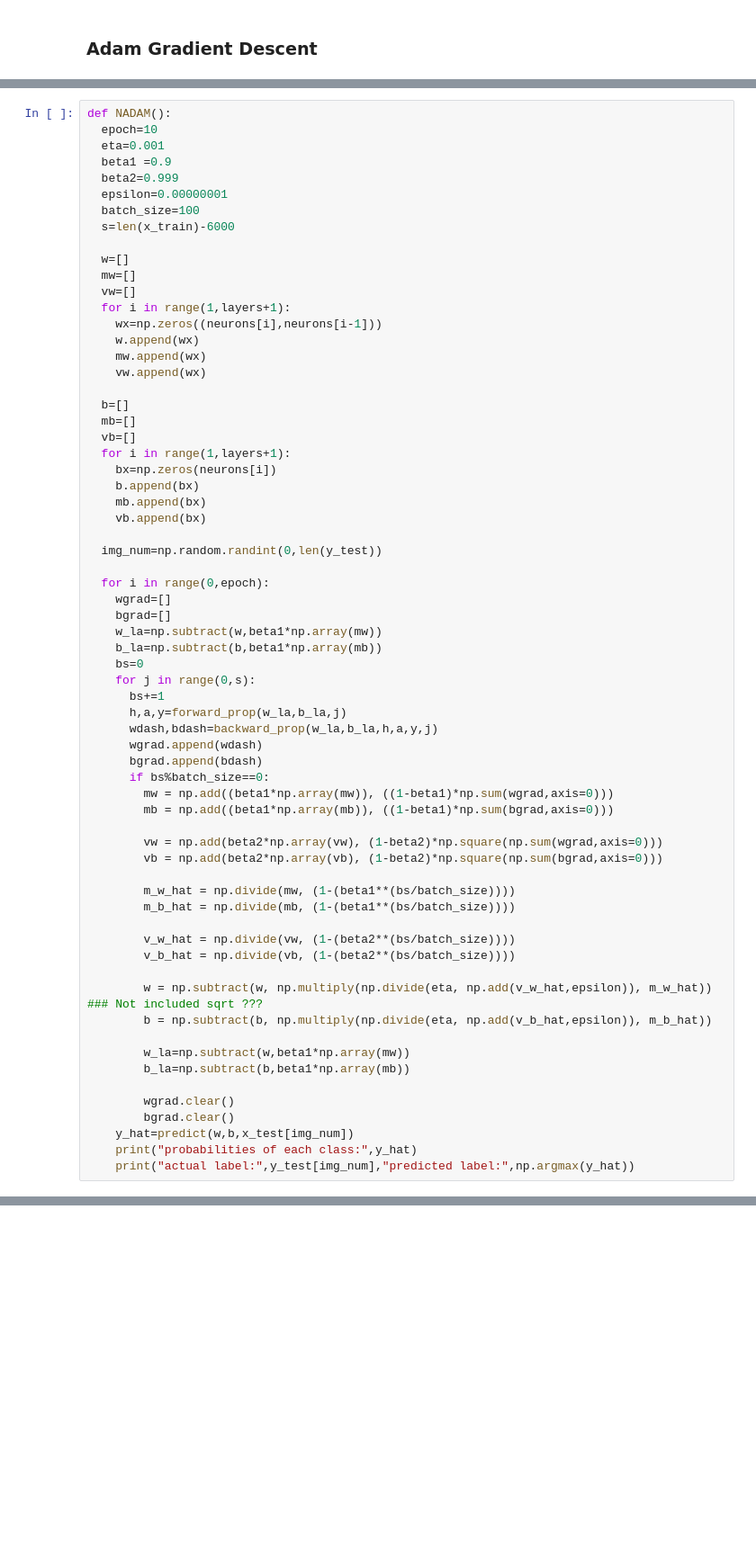
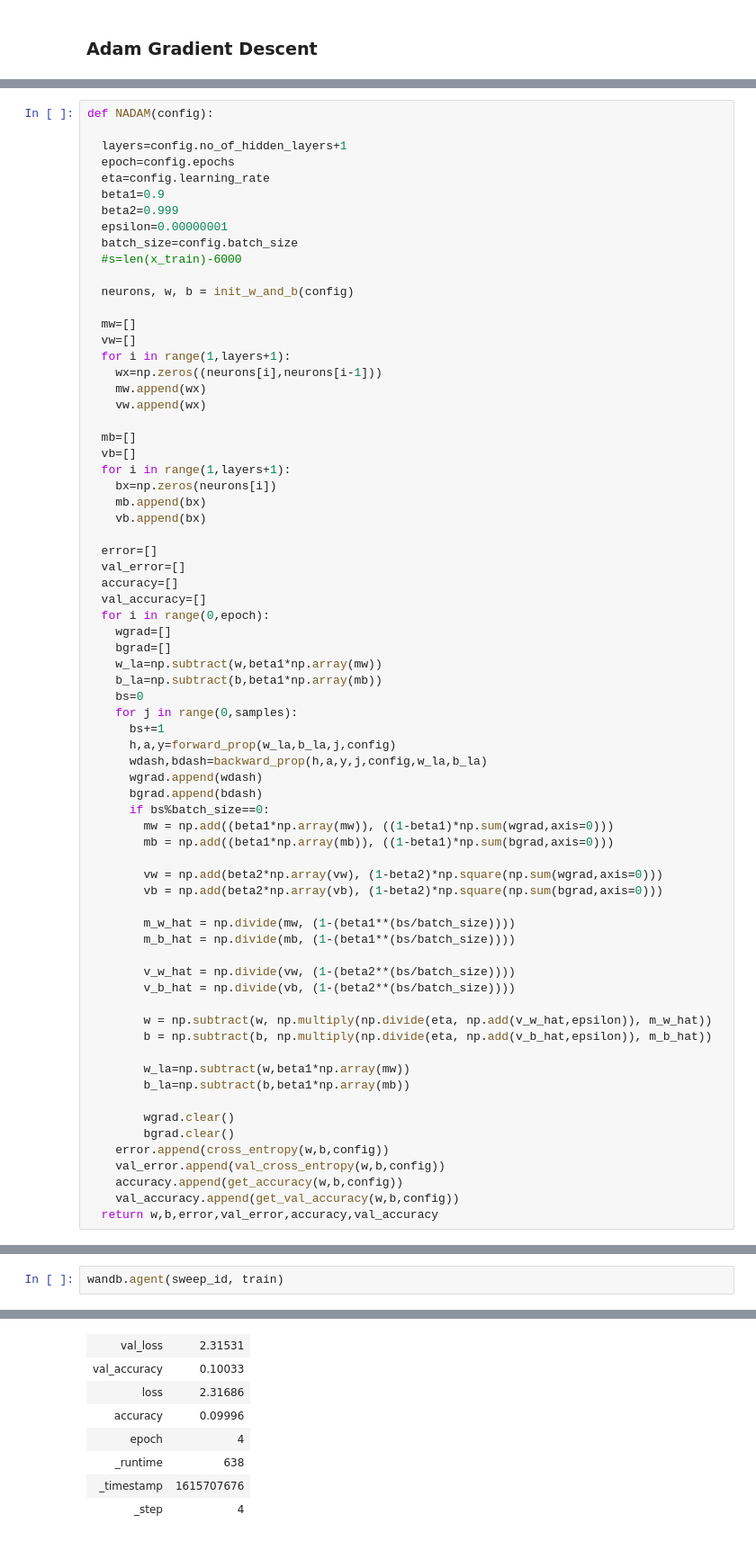
Before and after one commit to DL-45-47/Assignment_1_FNN, a Jupyter notebook: DLA1.ipynb, the cells around one changed output, grey strips where cells are left out. Shown at 90% size. Drawn from its saved outputs; the diff is of its cells as text; blank space fills up the shorter version.

```diff
--- a/DLA1.ipynb
+++ b/DLA1.ipynb
@@ -352,43 +576,45 @@ def Adam():
 # %%
-def NADAM():
-  epoch=10
-  eta=0.001
-  beta1 =0.9
+def NADAM(config):
+
+  layers=config.no_of_hidden_layers+1
+  epoch=config.epochs
+  eta=config.learning_rate
+  beta1=0.9
   beta2=0.999
   epsilon=0.00000001
-  batch_size=100
-  s=len(x_train)-6000
+  batch_size=config.batch_size
+  #s=len(x_train)-6000
 
-  w=[]
+  neurons, w, b = init_w_and_b(config)
+
   mw=[]
   vw=[]
   for i in range(1,layers+1):
     wx=np.zeros((neurons[i],neurons[i-1]))
-    w.append(wx)
     mw.append(wx)
     vw.append(wx)
 
-  b=[]
   mb=[]
   vb=[]
   for i in range(1,layers+1):
     bx=np.zeros(neurons[i])
-    b.append(bx)
     mb.append(bx)
     vb.append(bx)
 
-  img_num=np.random.randint(0,len(y_test))
-
+  error=[]
+  val_error=[]
+  accuracy=[]
+  val_accuracy=[]
   for i in range(0,epoch):
     wgrad=[]
     bgrad=[]
     w_la=np.subtract(w,beta1*np.array(mw))
     b_la=np.subtract(b,beta1*np.array(mb))
     bs=0
-    for j in range(0,s):
+    for j in range(0,samples):
       bs+=1
-      h,a,y=forward_prop(w_la,b_la,j)
-      wdash,bdash=backward_prop(w_la,b_la,h,a,y,j)
+      h,a,y=forward_prop(w_la,b_la,j,config)
+      wdash,bdash=backward_prop(h,a,y,j,config,w_la,b_la)
       wgrad.append(wdash)
       bgrad.append(bdash)
       if bs%batch_size==0:
@@ -404,7 +630,7 @@ def NADAM():
         v_w_hat = np.divide(vw, (1-(beta2**(bs/batch_size))))
         v_b_hat = np.divide(vb, (1-(beta2**(bs/batch_size))))
 
-        w = np.subtract(w, np.multiply(np.divide(eta, np.add(v_w_hat,epsilon)), m_w_hat)) ### Not included sqrt ???
+        w = np.subtract(w, np.multiply(np.divide(eta, np.add(v_w_hat,epsilon)), m_w_hat))
         b = np.subtract(b, np.multiply(np.divide(eta, np.add(v_b_hat,epsilon)), m_b_hat))
 
         w_la=np.subtract(w,beta1*np.array(mw))
@@ -412,6 +638,8 @@ def NADAM():
 
         wgrad.clear()
         bgrad.clear()
-    y_hat=predict(w,b,x_test[img_num])
-    print("probabilities of each class:",y_hat)
-    print("actual label:",y_test[img_num],"predicted label:",np.argmax(y_hat))
+    error.append(cross_entropy(w,b,config))
+    val_error.append(val_cross_entropy(w,b,config))
+    accuracy.append(get_accuracy(w,b,config))
+    val_accuracy.append(get_val_accuracy(w,b,config))
+  return w,b,error,val_error,accuracy,val_accuracy
@@ -429,0 +715,3 @@ NADAM()
+# %%
+wandb.agent(sweep_id, train)
+# %% [output]
@@ -429,0 +744,8 @@ NADAM()
+| val_loss | 2.31531 |
+| val_accuracy | 0.10033 |
+| loss | 2.31686 |
+| accuracy | 0.09996 |
+| epoch | 4 |
+| _runtime | 638 |
+| _timestamp | 1615707676 |
+| _step | 4 |
```
Also changed, not shown: parts of 41 cells of this notebook.
